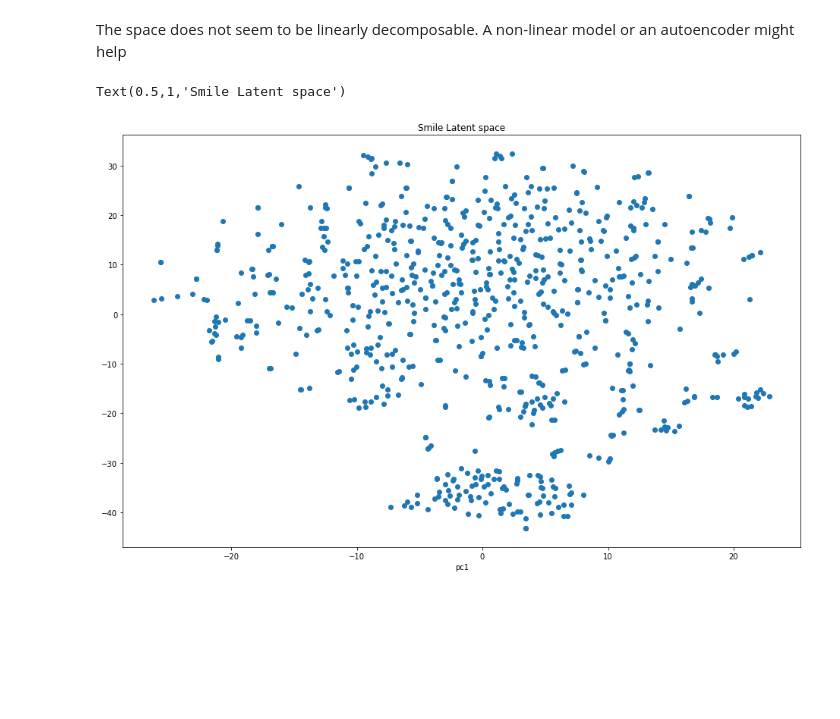
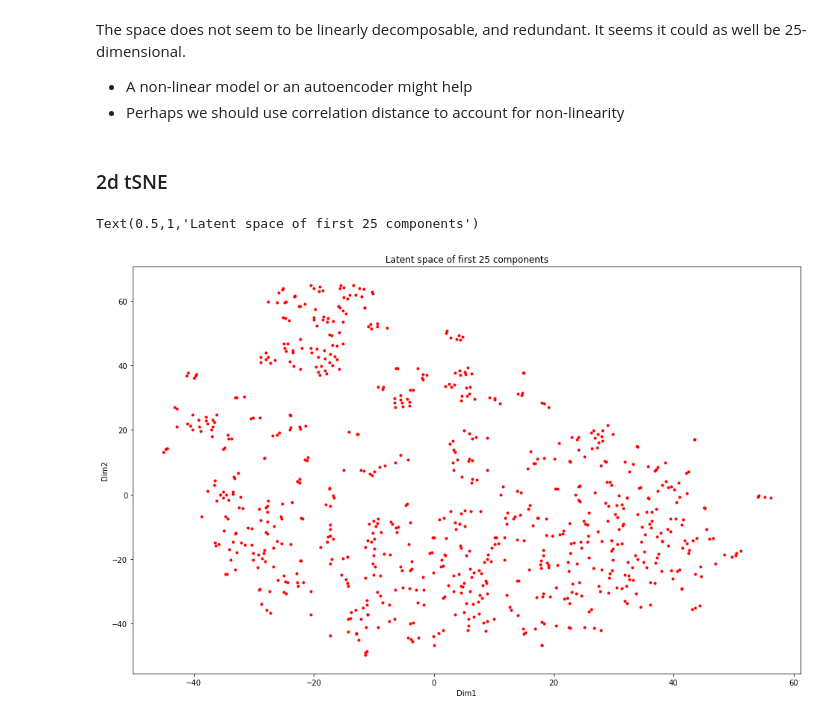
Before and after one commit to rahulmohan/drug-side-effect-predictor, a Jupyter notebook: drug-pytorch-hackathon/Latent Space Analysis.ipynb, the cells around one changed output. Saved outputs shown, nothing was run; the diff lists cells and outputs as text; code cells hidden in the pictures; blank space fills up the shorter version.

```diff
--- a/drug-pytorch-hackathon/Latent Space Analysis.ipynb
+++ b/drug-pytorch-hackathon/Latent Space Analysis.ipynb
@@ -11,7 +12,8 @@ from mpl_toolkits.mplot3d import Axes3D
+# %%
+latent = np.load("sider_latent.npy")
 # %%
-latent = MinMaxScaler().fit_transform(np.load("sider_latent.npy"))
-
-pca = PCA(n_components=30)
+pca = PCA(n_components=40)
 reduced = pca.fit_transform(latent)
-print(np.cumsum(np.round(pca.explained_variance_ratio_, decimals=3)*100))
+df=pd.DataFrame({"cumulative explained variability": np.cumsum(np.round(pca.explained_variance_ratio_, decimals=3)*100)})
+df.plot()
 # %% [output]
@@ -23,12 +22,18 @@ print(np.cumsum(np.round(pca.explained_variance_ratio_, decimals=3)*100))
 # %% [markdown]
-The space does not seem to be linearly decomposable. A non-linear model or an autoencoder might help
+The space does not seem to be linearly decomposable, and redundant. It seems it could as well be 25-dimensional.
+- A non-linear model or an autoencoder might help
+- Perhaps we should use correlation distance to account for non-linearity
+# %%
+X=reduced[:,:25]
+# %% [markdown]
+### 2d tSNE
 # %%
-tsne=TSNE(2,50)
-tsne_2d = tsne.fit_transform(reduced)
+tsne=TSNE(2,20,n_iter=5000,metric="correlation")
+tsne_2d = tsne.fit_transform(X)
 
 fig = plt.figure(figsize=(16,10))
-ax=plt.scatter(x=tsne_2d[:,0], y=tsne_2d[:,1])
-plt.xlabel("pc1"); plt.ylabel="pc2"; plt.title("Smile Latent space")
+ax=plt.scatter(x=tsne_2d[:,0], y=tsne_2d[:,1], color="r", marker=".")
+plt.xlabel("Dim1"); plt.ylabel("Dim2"); plt.title("Latent space of first 25 components")
 # %% [output]
-Text(0.5,1,'Smile Latent space')
+Text(0.5,1,'Latent space of first 25 components')
-[figure, old version]
+[figure, new version]
```
Also changed, not shown: parts of 11 cells of this notebook.
